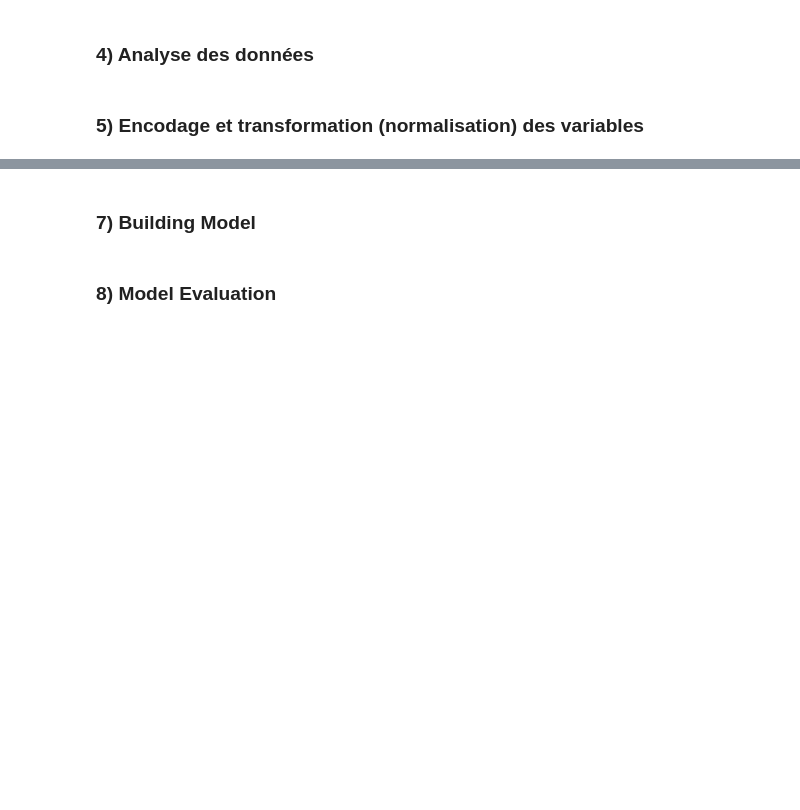
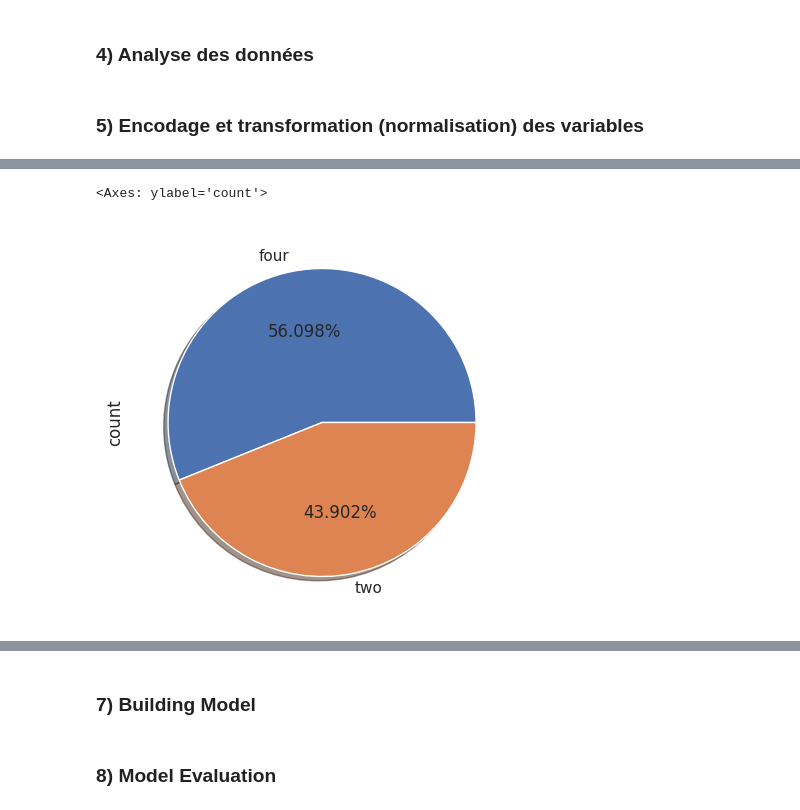
Before and after one commit to Noura-ou/application-d-estimation-de-prix, a Jupyter notebook: src/modèle_reg.ipynb, the cells around one changed output, grey strips where cells are left out. Drawn from its saved outputs; the diff is of its cells as text; code cells hidden in the pictures; blank space fills up the shorter version.

```diff
--- a/src/modèle_reg.ipynb
+++ b/src/modèle_reg.ipynb
@@ -202,0 +234,6 @@ fig.show()
+# %%
+plt.figure(figsize = [5, 5], clear = True, facecolor = "#ffffff")
+df["nombre_portes"].value_counts().plot.pie( autopct='%1.3f%%', shadow = True)
+# %% [output]
+<Axes: ylabel='count'>
+[figure, added]
```
Also changed, not shown: parts of 9 cells of this notebook.
